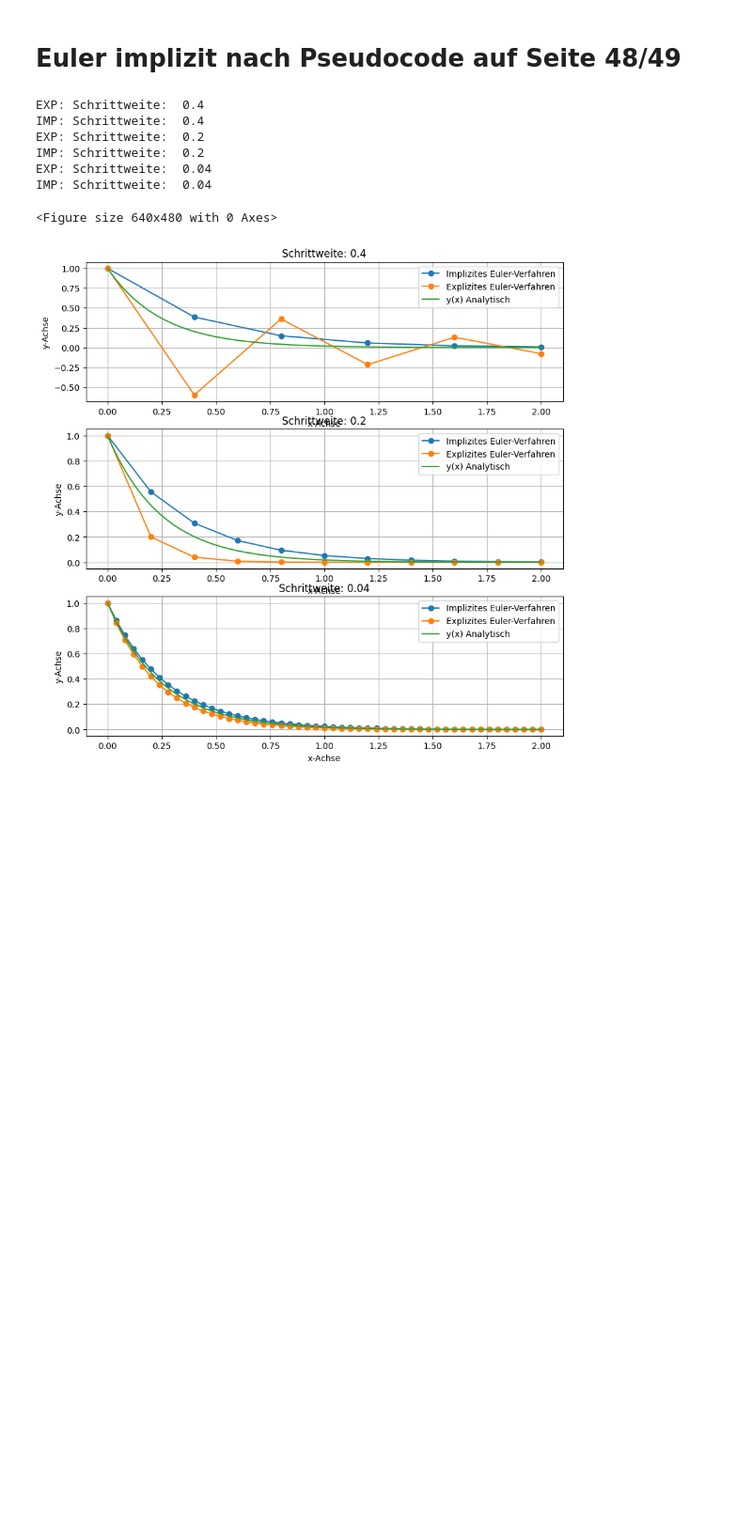
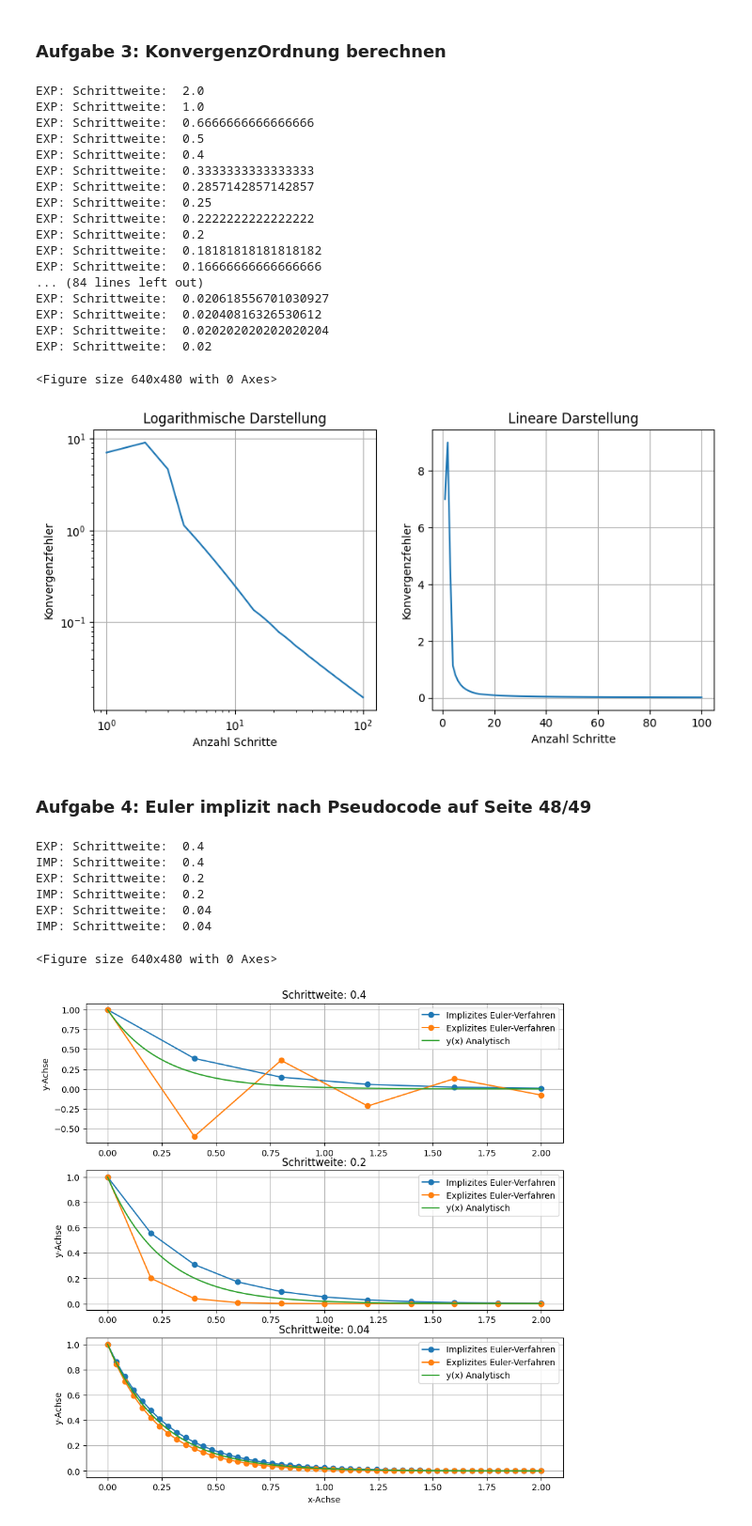
Before and after one commit to hollejon/Numerik, a Jupyter notebook: praktikum8/runge_kutta.ipynb, the cells around one changed output. Shown at 94% size. Saved outputs shown, nothing was run; the diff lists cells and outputs as text; code cells hidden in the pictures; blank space fills up the shorter version.

```diff
--- a/praktikum8/runge_kutta.ipynb
+++ b/praktikum8/runge_kutta.ipynb
@@ -41,5 +41,55 @@ EXP: Schrittweite:  0.10526315789473684
+# %% [markdown]
+### Aufgabe 3: KonvergenzOrdnung berechnen
+# %%
+def model_analytisch(x):
+    return np.exp(-4 * x)
+
+n_vec = list(range(1, 101)) # Vektor [1,2,...,100]
+err = []
+for n in n_vec:
+    #print("Schritt:" ,n)
+    x, y = RK_explizit(x0, 2, n, model1)
+    err.append(np.linalg.norm(y-model_analytisch(x),np.inf)) # ya(x) ist die exakte Lösung
+
+err_steps = True
+if(err_steps == True):
+    plt.figure(2)
+    plt.figure(figsize=(10,10))
+    plt.subplot(221)
+    plt.loglog(n_vec,err,'-')
+    plt.xlabel('Anzahl Schritte')
+    plt.ylabel('Konvergenzfehler')
+    plt.title('Logarithmische Darstellung')
+    plt.grid()
+    plt.subplot(222)
+    plt.plot(n_vec,err,'-')
+    plt.xlabel('Anzahl Schritte')
+    plt.ylabel('Konvergenzfehler')
+    plt.title('Lineare Darstellung')
+    plt.grid()
+    plt.show()
+# %% [output]
+EXP: Schrittweite:  2.0
+EXP: Schrittweite:  1.0
+EXP: Schrittweite:  0.6666666666666666
+EXP: Schrittweite:  0.5
+EXP: Schrittweite:  0.4
+EXP: Schrittweite:  0.3333333333333333
+EXP: Schrittweite:  0.2857142857142857
+EXP: Schrittweite:  0.25
+EXP: Schrittweite:  0.2222222222222222
+EXP: Schrittweite:  0.2
+EXP: Schrittweite:  0.18181818181818182
+EXP: Schrittweite:  0.16666666666666666
+... (84 lines left out)
+EXP: Schrittweite:  0.020618556701030927
+EXP: Schrittweite:  0.02040816326530612
+EXP: Schrittweite:  0.020202020202020204
+EXP: Schrittweite:  0.02
+<Figure size 640x480 with 0 Axes>
+[figure, added]
 # %% [markdown]
-# Euler implizit nach Pseudocode auf Seite 48/49
+### Aufgabe 4: Euler implizit nach Pseudocode auf Seite 48/49
 # %%
 def RK_implizit(x0, X, N, f, df, tol):
     # x0: Startpunkt
```
Also changed, not shown: parts of 10 cells of this notebook.
